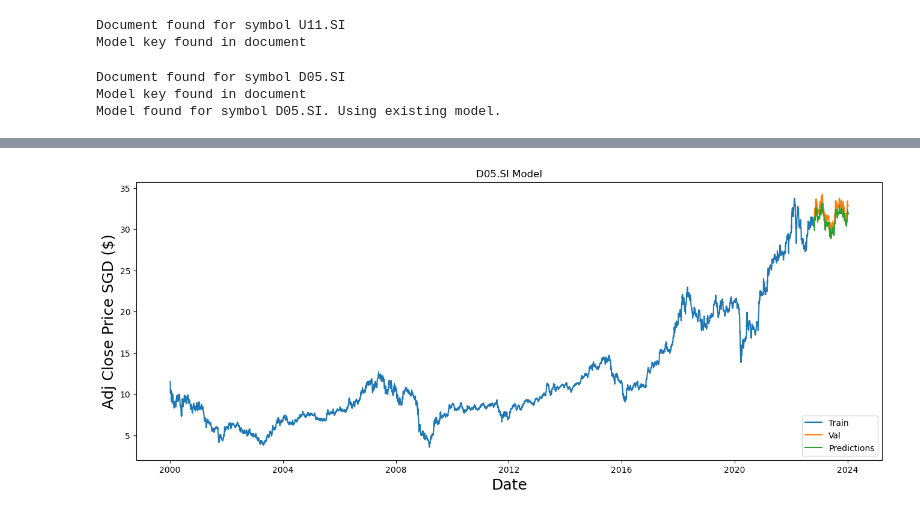
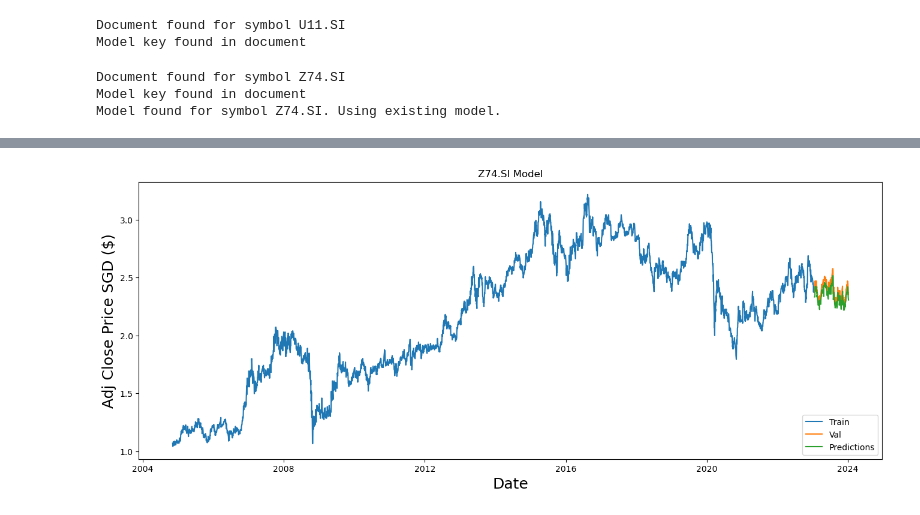
Before and after one commit to Darrel-Koh/Bulls-AI, a Jupyter notebook: mern/ML/modelTraining.ipynb, the cells around one changed output, grey strips where cells are left out. Saved outputs shown, nothing was run; the diff lists cells and outputs as text; code cells hidden in the pictures.

```diff
--- a/mern/ML/modelTraining.ipynb
+++ b/mern/ML/modelTraining.ipynb
@@ -417,8 +419,8 @@ def main(symbol, start_date, end_date):
     plot_data(data, training_data_len, predictions, symbol)
 
 if __name__ == "__main__":
-    main("D05.SI", "2000-01-01", datetime.today())
+    main("Z74.SI", "2000-01-01", datetime.today())
 # %% [output]
-Document found for symbol D05.SI
+Document found for symbol Z74.SI
 Model key found in document
-Model found for symbol D05.SI. Using existing model.
+Model found for symbol Z74.SI. Using existing model.
@@ -429 +431 @@ Model found for symbol D05.SI. Using existing model.
-[figure, old version]
+[figure, new version]
```
Also changed, not shown: parts of 4 cells of this notebook.
